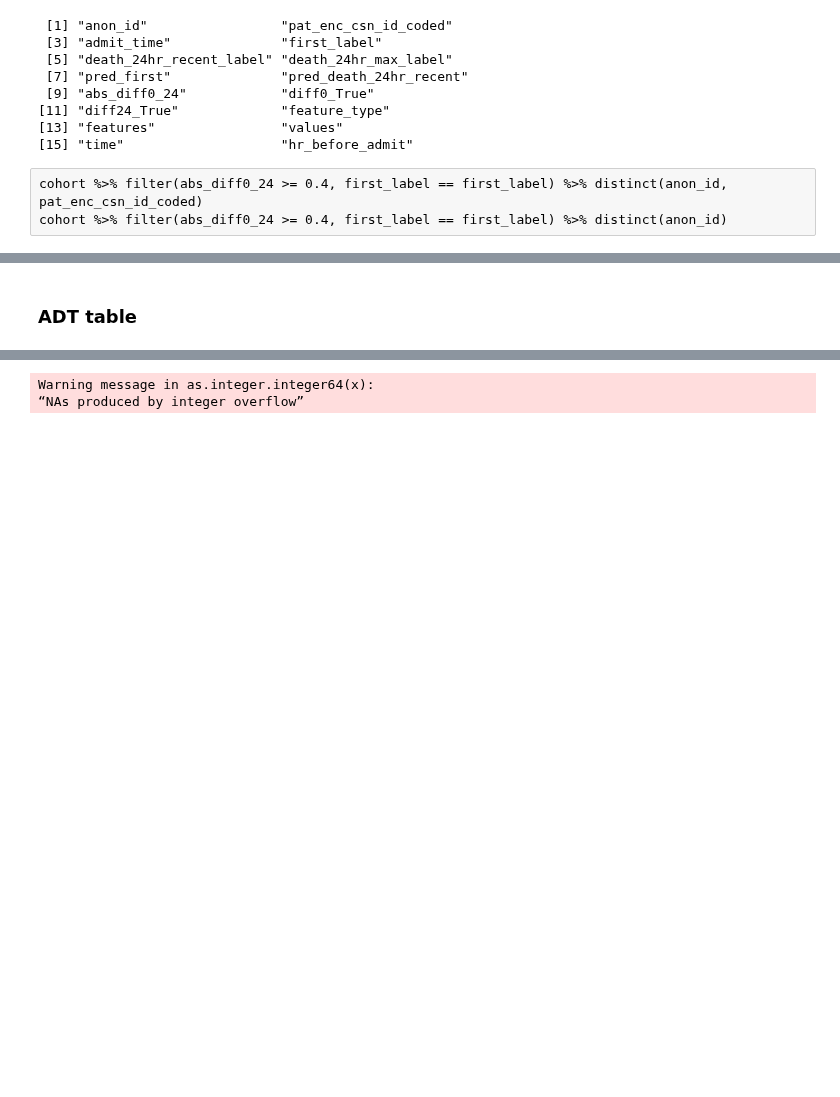
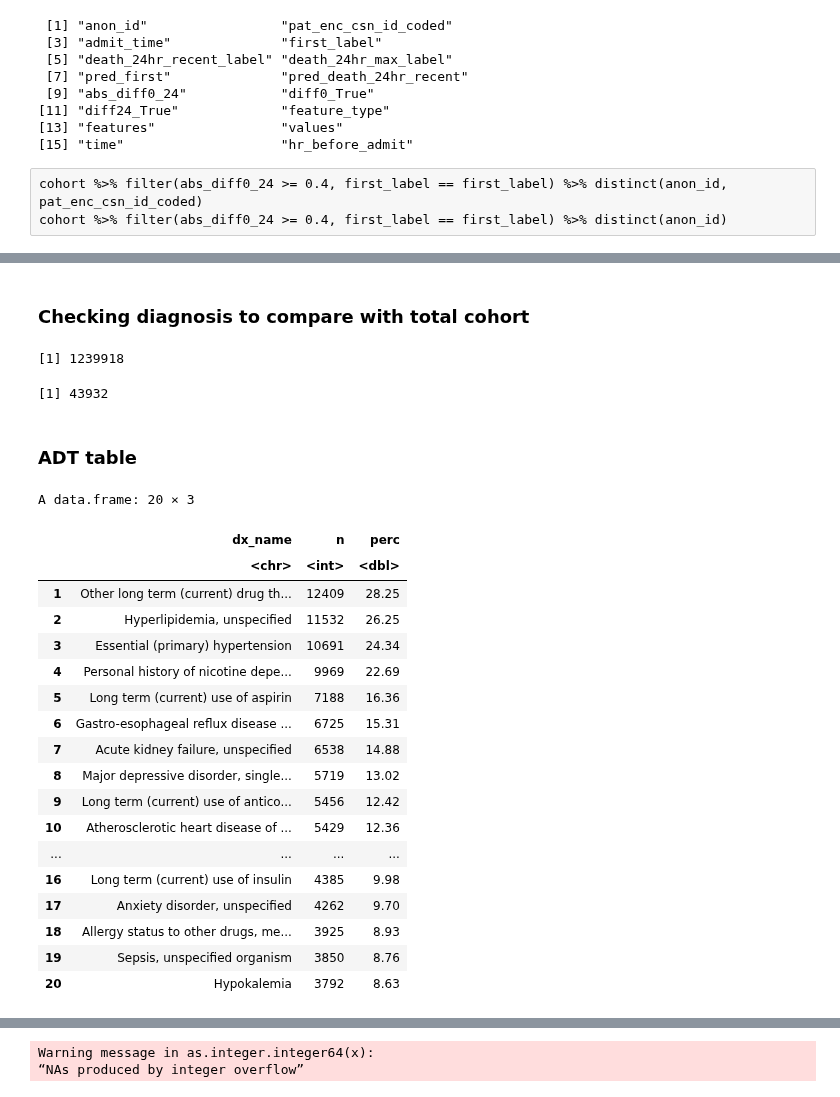
Before and after one commit to Minh084/TDA, a Jupyter notebook: 4_description/4.2_difference.ipynb, the cells around one changed output, grey strips where cells are left out. Cells and saved outputs as stored; diff of their text form; code cells hidden in the pictures; blank space fills up the shorter version.

Commit message:
update 3 and 4 with all data

```diff
--- a/4_description/4.2_difference.ipynb
+++ b/4_description/4.2_difference.ipynb
@@ -147,2 +197,35 @@ cohort %>% filter(abs_diff0_24 >= 0.4, first_label == first_label) %>% distinct(
+# %% [markdown]
+### Checking diagnosis to compare with total cohort
+# %%
+# all dx from 1_4_cohort, SQL query
+dx <- read.csv(file.path(datadir, "4_1_dx_all.csv"))
+nrow(dx)
+length(unique(dx$pat_enc_csn_id_coded)) # full cohort is 43980
+# %% [output]
+[1] 1239918
+[1] 43932
 # %% [markdown]
 ### ADT table
+# %%
+dx %>% distinct(pat_enc_csn_id_coded, dx_name) %>% count(dx_name) %>%
+    mutate(perc = round(100*n/43932, 2)) %>% arrange(-n) %>% head(20)
+# %% [output]
+A data.frame: 20 × 3
+|  | dx_name | n | perc |
+|  | <chr> | <int> | <dbl> |
+| 1 | Other long term (current) drug th... | 12409 | 28.25 |
+| 2 | Hyperlipidemia, unspecified | 11532 | 26.25 |
+| 3 | Essential (primary) hypertension | 10691 | 24.34 |
+| 4 | Personal history of nicotine depe... | 9969 | 22.69 |
+| 5 | Long term (current) use of aspirin | 7188 | 16.36 |
+| 6 | Gastro-esophageal reflux disease ... | 6725 | 15.31 |
+| 7 | Acute kidney failure, unspecified | 6538 | 14.88 |
+| 8 | Major depressive disorder, single... | 5719 | 13.02 |
+| 9 | Long term (current) use of antico... | 5456 | 12.42 |
+| 10 | Atherosclerotic heart disease of ... | 5429 | 12.36 |
+| ... | ... | ... | ... |
+| 16 | Long term (current) use of insulin | 4385 | 9.98 |
+| 17 | Anxiety disorder, unspecified | 4262 | 9.70 |
+| 18 | Allergy status to other drugs, me... | 3925 | 8.93 |
+| 19 | Sepsis, unspecified organism | 3850 | 8.76 |
+| 20 | Hypokalemia | 3792 | 8.63 |
```
Also changed, not shown: parts of 12 cells of this notebook, 4 other files.
